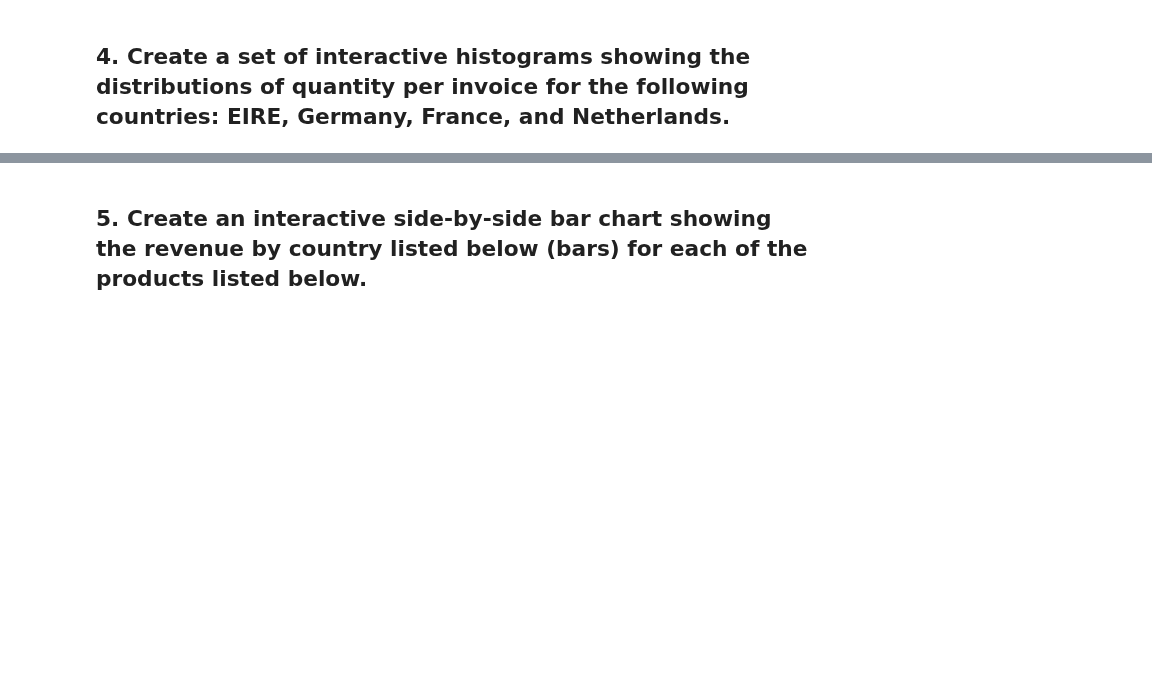
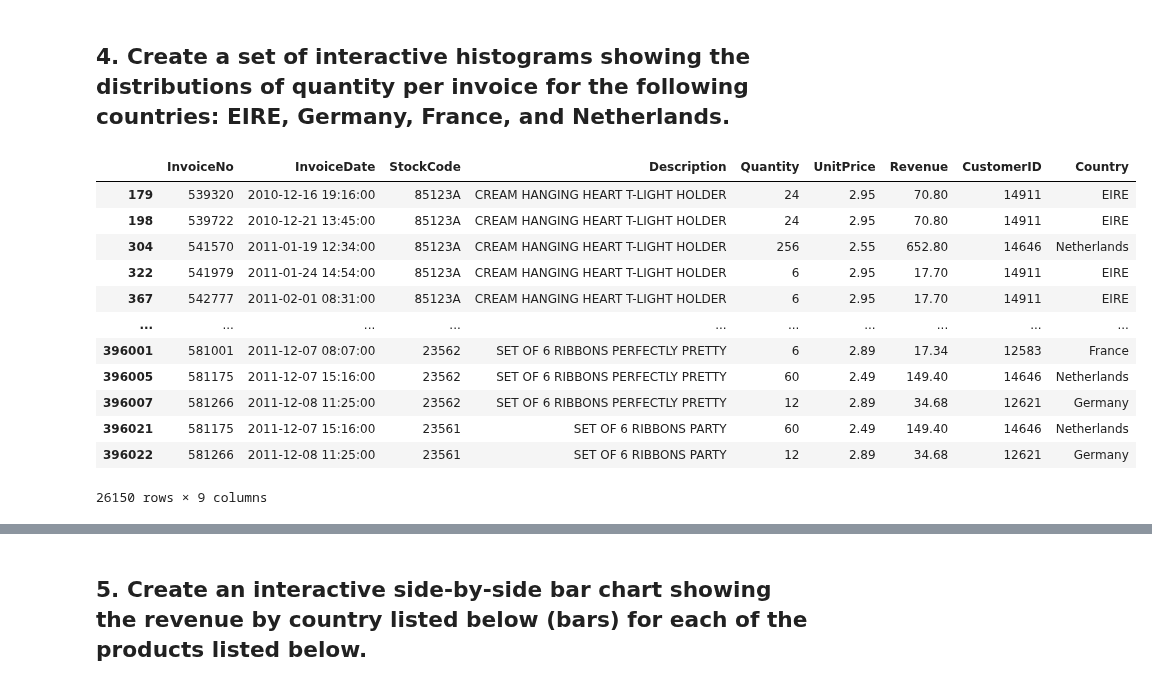
Before and after one commit to Ironhack-Data-Madrid-Octubre-2023/5.2-lab_interactive_visualization, a Jupyter notebook: your-code/main.ipynb, the cells around one changed output, grey strips where cells are left out. Drawn from its saved outputs; the diff is of its cells as text; code cells hidden in the pictures; blank space fills up the shorter version.

```diff
--- a/your-code/main.ipynb
+++ b/your-code/main.ipynb
@@ -18,2 +112,20 @@ cf.go_offline()
 # %% [markdown]
 ## 4. Create a set of interactive histograms showing the distributions of quantity per invoice for the following countries: EIRE, Germany, France, and Netherlands.
+# %%
+countries = ['France', 'EIRE', 'Germany', 'Netherlands']
+data4 = df[df['Country'].isin(countries)]
+data4
+# %% [output]
+|  | InvoiceNo | InvoiceDate | StockCode | Description | Quantity | UnitPrice | Revenue | CustomerID | Country |
+| 179 | 539320 | 2010-12-16 19:16:00 | 85123A | CREAM HANGING HEART T-LIGHT HOLDER | 24 | 2.95 | 70.80 | 14911 | EIRE |
+| 198 | 539722 | 2010-12-21 13:45:00 | 85123A | CREAM HANGING HEART T-LIGHT HOLDER | 24 | 2.95 | 70.80 | 14911 | EIRE |
+| 304 | 541570 | 2011-01-19 12:34:00 | 85123A | CREAM HANGING HEART T-LIGHT HOLDER | 256 | 2.55 | 652.80 | 14646 | Netherlands |
+| 322 | 541979 | 2011-01-24 14:54:00 | 85123A | CREAM HANGING HEART T-LIGHT HOLDER | 6 | 2.95 | 17.70 | 14911 | EIRE |
+| 367 | 542777 | 2011-02-01 08:31:00 | 85123A | CREAM HANGING HEART T-LIGHT HOLDER | 6 | 2.95 | 17.70 | 14911 | EIRE |
+| ... | ... | ... | ... | ... | ... | ... | ... | ... | ... |
+| 396001 | 581001 | 2011-12-07 08:07:00 | 23562 | SET OF 6 RIBBONS PERFECTLY PRETTY | 6 | 2.89 | 17.34 | 12583 | France |
+| 396005 | 581175 | 2011-12-07 15:16:00 | 23562 | SET OF 6 RIBBONS PERFECTLY PRETTY | 60 | 2.49 | 149.40 | 14646 | Netherlands |
+| 396007 | 581266 | 2011-12-08 11:25:00 | 23562 | SET OF 6 RIBBONS PERFECTLY PRETTY | 12 | 2.89 | 34.68 | 12621 | Germany |
+| 396021 | 581175 | 2011-12-07 15:16:00 | 23561 | SET OF 6 RIBBONS PARTY | 60 | 2.49 | 149.40 | 14646 | Netherlands |
+| 396022 | 581266 | 2011-12-08 11:25:00 | 23561 | SET OF 6 RIBBONS PARTY | 12 | 2.89 | 34.68 | 12621 | Germany |
+26150 rows × 9 columns
```
Also changed, not shown: parts of 15 cells of this notebook.
